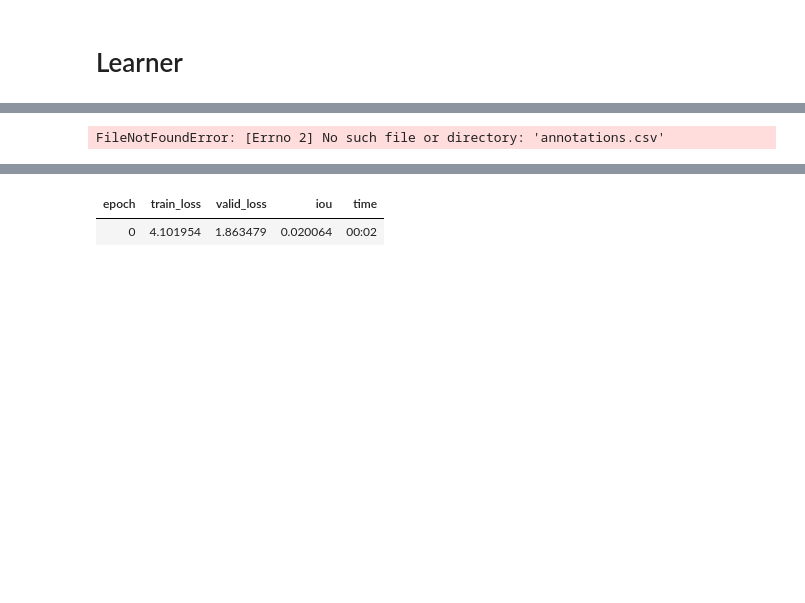
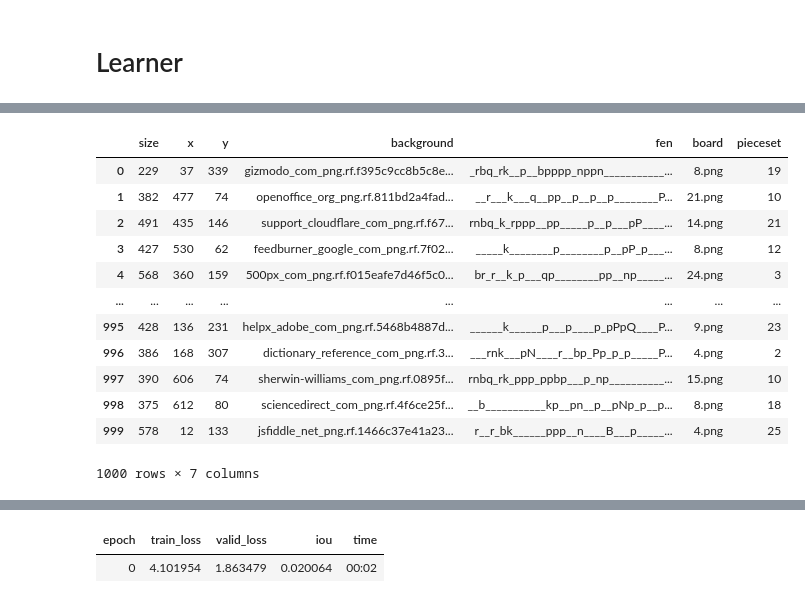
Before and after one commit to idrisr/chessocrnb, a Jupyter notebook: nbs/02-learner.ipynb, the cells around one changed output, grey strips where cells are left out. Drawn from its saved outputs; the diff is of its cells as text; code cells hidden in the pictures; blank space fills up the shorter version.

```diff
--- a/nbs/02-learner.ipynb
+++ b/nbs/02-learner.ipynb
@@ -26,4 +50,2 @@ NameError: name 'NoLabelBBoxLabeler' is not defined
 # %%
-df = pd.read_csv('annotations.csv')
+df = pd.read_csv(data_url/'annotations.csv', index_col=0)
-# %% [output]
-FileNotFoundError: [Errno 2] No such file or directory: 'annotations.csv'
@@ -32,3 +52,19 @@ gen_url = Path(os.environ['HOME'] + "/.fastai/data/chess_screenshots_tiny")
+# %%
+df
+# %% [output]
+|  | size | x | y | background | fen | board | pieceset |
+| 0 | 229 | 37 | 339 | gizmodo_com_png.rf.f395c9cc8b5c8e... | _rbq_rk__p__bpppp_nppn___________... | 8.png | 19 |
+| 1 | 382 | 477 | 74 | openoffice_org_png.rf.811bd2a4fad... | __r___k___q__pp__p__p__p________P... | 21.png | 10 |
+| 2 | 491 | 435 | 146 | support_cloudflare_com_png.rf.f67... | rnbq_k_rppp__pp_____p__p___pP____... | 14.png | 21 |
+| 3 | 427 | 530 | 62 | feedburner_google_com_png.rf.7f02... | _____k________p________p__pP_p___... | 8.png | 12 |
+| 4 | 568 | 360 | 159 | 500px_com_png.rf.f015eafe7d46f5c0... | br_r__k_p___qp________pp__np_____... | 24.png | 3 |
+| ... | ... | ... | ... | ... | ... | ... | ... |
+| 995 | 428 | 136 | 231 | helpx_adobe_com_png.rf.5468b4887d... | ______k______p___p____p_pPpQ____P... | 9.png | 23 |
+| 996 | 386 | 168 | 307 | dictionary_reference_com_png.rf.3... | ___rnk___pN____r__bp_Pp_p_p_____P... | 4.png | 2 |
+| 997 | 390 | 606 | 74 | sherwin-williams_com_png.rf.0895f... | rnbq_rk_ppp_ppbp___p_np__________... | 15.png | 10 |
+| 998 | 375 | 612 | 80 | sciencedirect_com_png.rf.4f6ce25f... | __b___________kp__pn__p__pNp_p__p... | 8.png | 18 |
+| 999 | 578 | 12 | 133 | jsfiddle_net_png.rf.1466c37e41a23... | r__r_bk______ppp__n____B___p_____... | 4.png | 25 |
+1000 rows × 7 columns
 # %%
 block = DataBlock(
     blocks=(ImageBlock, NoLabelBBoxBlock),
```
Also changed, not shown: parts of 12 cells of this notebook, 1 other file.
